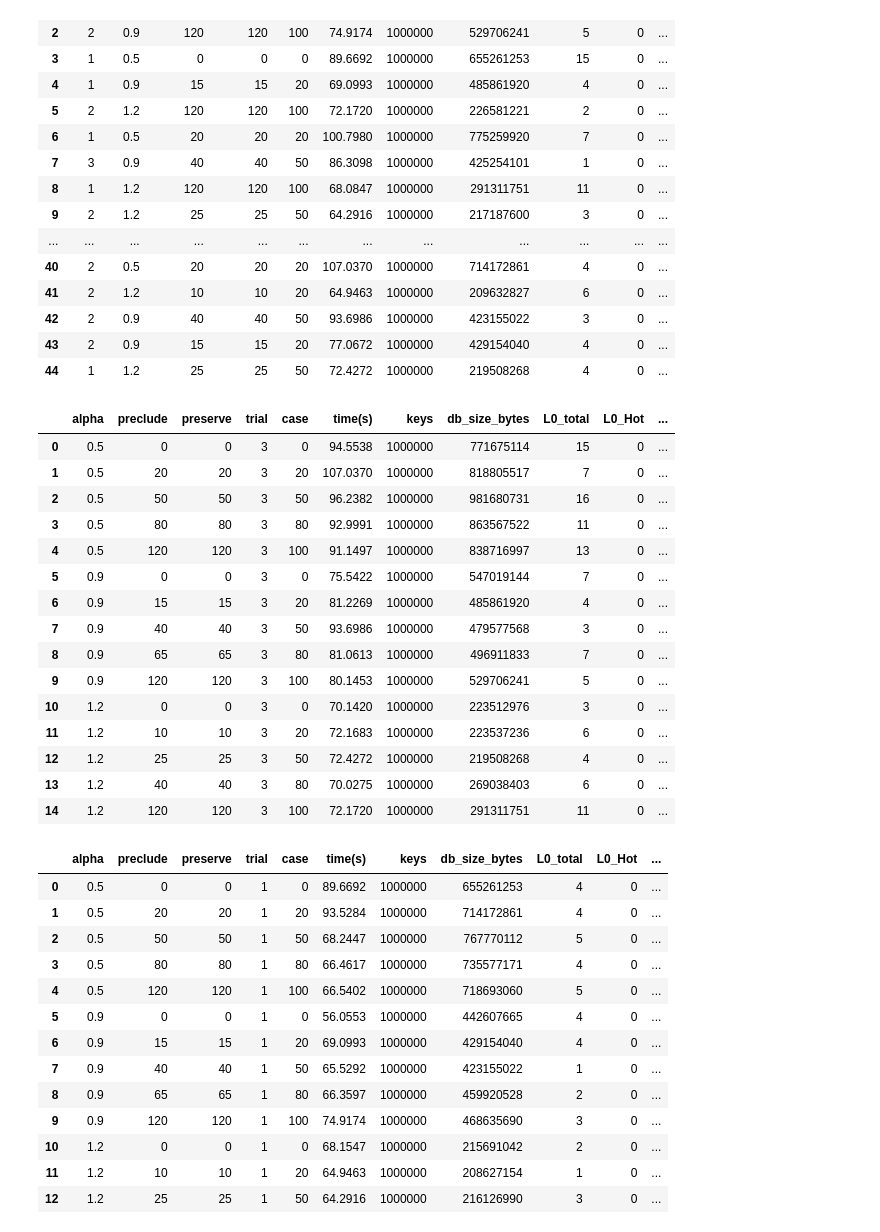
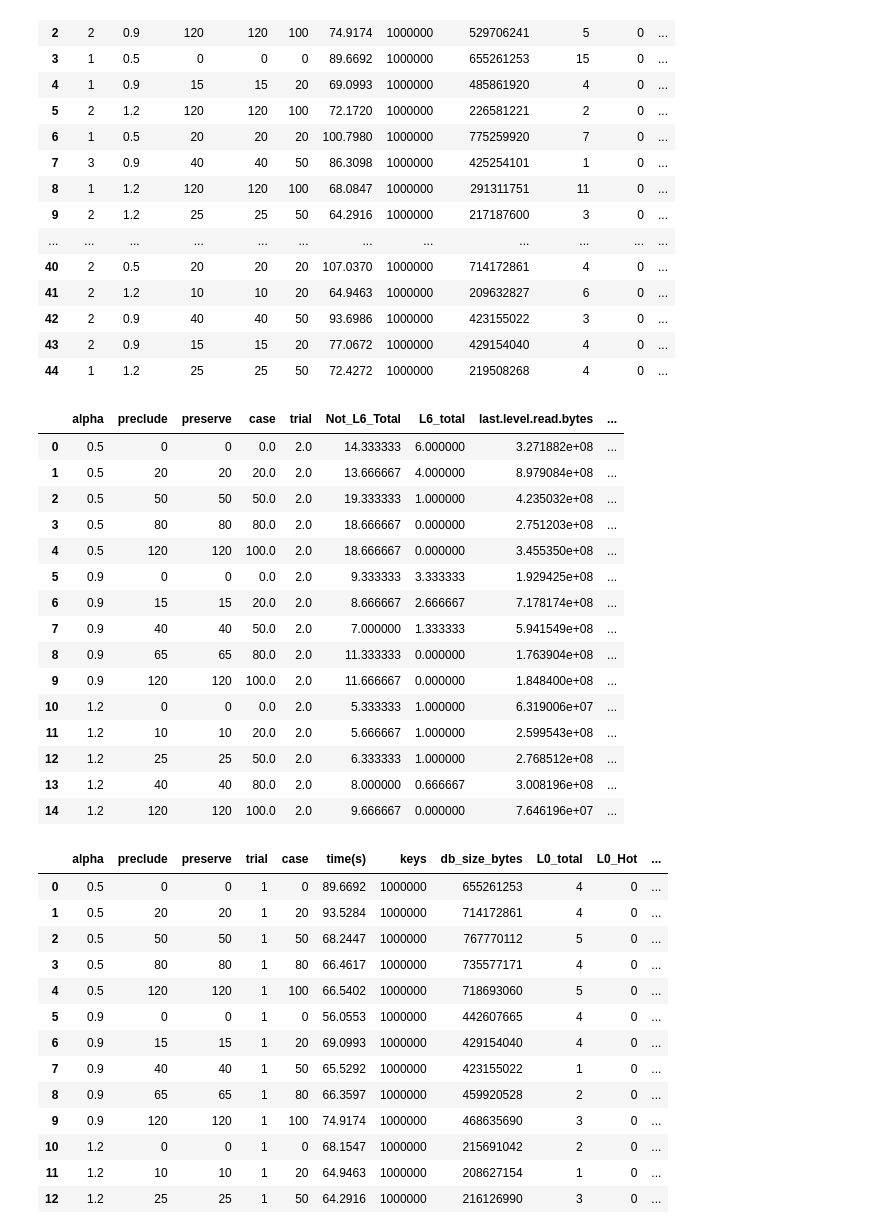
Before and after one commit to yrc00/opensource_sw_analysis, a Jupyter notebook: Lab4/analysis/h5_log_to_csv.ipynb, the cells around one changed output. Drawn from its saved outputs; the diff is of its cells as text; code cells hidden in the pictures.

```diff
--- a/Lab4/analysis/h5_log_to_csv.ipynb
+++ b/Lab4/analysis/h5_log_to_csv.ipynb
@@ -352,6 +387,12 @@ for idx, row in df.iterrows():
         "compact_bytes": compact_bytes,
         "write_latency_sum": row.get("write.micros.SUM", 0),
         "compaction_latency_sum": row.get("compaction.times.SUM", 0),
+
+        "cold.read.bytes": row.get('rocksdb.cold.file.read.bytes', 0),
+        "cold.read.count": row.get('rocksdb.cold.file.read.count', 0),
+
+        "last.level.read.bytes": row.get('rocksdb.last.level.read.bytes', 0),
+        "non.last.level.read.bytes": row.get('rocksdb.non.last.level.read.bytes', 0),
     })
 
 # NaN 값 제거
@@ -382,25 +423,28 @@ df_analysis
 | 42 | 2 | 0.9 | 40 | 40 | 50 | 93.6986 | 1000000 | 423155022 | 3 | 0 | ... |
 | 43 | 2 | 0.9 | 15 | 15 | 20 | 77.0672 | 1000000 | 429154040 | 4 | 0 | ... |
 | 44 | 1 | 1.2 | 25 | 25 | 50 | 72.4272 | 1000000 | 219508268 | 4 | 0 | ... |
-# %%
-df_analysis.groupby(['alpha', 'preclude', 'preserve']).max().reset_index()
-# %% [output]
-|  | alpha | preclude | preserve | trial | case | time(s) | keys | db_size_bytes | L0_total | L0_Hot | ... |
-| 0 | 0.5 | 0 | 0 | 3 | 0 | 94.5538 | 1000000 | 771675114 | 15 | 0 | ... |
-| 1 | 0.5 | 20 | 20 | 3 | 20 | 107.0370 | 1000000 | 818805517 | 7 | 0 | ... |
-| 2 | 0.5 | 50 | 50 | 3 | 50 | 96.2382 | 1000000 | 981680731 | 16 | 0 | ... |
-| 3 | 0.5 | 80 | 80 | 3 | 80 | 92.9991 | 1000000 | 863567522 | 11 | 0 | ... |
-| 4 | 0.5 | 120 | 120 | 3 | 100 | 91.1497 | 1000000 | 838716997 | 13 | 0 | ... |
-| 5 | 0.9 | 0 | 0 | 3 | 0 | 75.5422 | 1000000 | 547019144 | 7 | 0 | ... |
-| 6 | 0.9 | 15 | 15 | 3 | 20 | 81.2269 | 1000000 | 485861920 | 4 | 0 | ... |
-| 7 | 0.9 | 40 | 40 | 3 | 50 | 93.6986 | 1000000 | 479577568 | 3 | 0 | ... |
-| 8 | 0.9 | 65 | 65 | 3 | 80 | 81.0613 | 1000000 | 496911833 | 7 | 0 | ... |
-| 9 | 0.9 | 120 | 120 | 3 | 100 | 80.1453 | 1000000 | 529706241 | 5 | 0 | ... |
-| 10 | 1.2 | 0 | 0 | 3 | 0 | 70.1420 | 1000000 | 223512976 | 3 | 0 | ... |
-| 11 | 1.2 | 10 | 10 | 3 | 20 | 72.1683 | 1000000 | 223537236 | 6 | 0 | ... |
-| 12 | 1.2 | 25 | 25 | 3 | 50 | 72.4272 | 1000000 | 219508268 | 4 | 0 | ... |
-| 13 | 1.2 | 40 | 40 | 3 | 80 | 70.0275 | 1000000 | 269038403 | 6 | 0 | ... |
-| 14 | 1.2 | 120 | 120 | 3 | 100 | 72.1720 | 1000000 | 291311751 | 11 | 0 | ... |
+# %%
+df_analysis['Not_L6_Total'] = df_analysis['L0_total'] + df_analysis['L1_total'] + df_analysis['L2_total'] + \
+                            df_analysis['L3_total'] + df_analysis['L4_total'] + df_analysis['L5_total']
+# %%
+df_analysis[['case', 'alpha', 'preclude', 'preserve', 'trial', 'Not_L6_Total', 'L6_total', 'last.level.read.bytes', 'non.last.level.read.bytes', 'cold.read.bytes']].groupby(['alpha', 'preclude', 'preserve']).mean().reset_index()
+# %% [output]
+|  | alpha | preclude | preserve | case | trial | Not_L6_Total | L6_total | last.level.read.bytes | ... |
+| 0 | 0.5 | 0 | 0 | 0.0 | 2.0 | 14.333333 | 6.000000 | 3.271882e+08 | ... |
+| 1 | 0.5 | 20 | 20 | 20.0 | 2.0 | 13.666667 | 4.000000 | 8.979084e+08 | ... |
+| 2 | 0.5 | 50 | 50 | 50.0 | 2.0 | 19.333333 | 1.000000 | 4.235032e+08 | ... |
+| 3 | 0.5 | 80 | 80 | 80.0 | 2.0 | 18.666667 | 0.000000 | 2.751203e+08 | ... |
+| 4 | 0.5 | 120 | 120 | 100.0 | 2.0 | 18.666667 | 0.000000 | 3.455350e+08 | ... |
+| 5 | 0.9 | 0 | 0 | 0.0 | 2.0 | 9.333333 | 3.333333 | 1.929425e+08 | ... |
+| 6 | 0.9 | 15 | 15 | 20.0 | 2.0 | 8.666667 | 2.666667 | 7.178174e+08 | ... |
+| 7 | 0.9 | 40 | 40 | 50.0 | 2.0 | 7.000000 | 1.333333 | 5.941549e+08 | ... |
+| 8 | 0.9 | 65 | 65 | 80.0 | 2.0 | 11.333333 | 0.000000 | 1.763904e+08 | ... |
+| 9 | 0.9 | 120 | 120 | 100.0 | 2.0 | 11.666667 | 0.000000 | 1.848400e+08 | ... |
+| 10 | 1.2 | 0 | 0 | 0.0 | 2.0 | 5.333333 | 1.000000 | 6.319006e+07 | ... |
+| 11 | 1.2 | 10 | 10 | 20.0 | 2.0 | 5.666667 | 1.000000 | 2.599543e+08 | ... |
+| 12 | 1.2 | 25 | 25 | 50.0 | 2.0 | 6.333333 | 1.000000 | 2.768512e+08 | ... |
+| 13 | 1.2 | 40 | 40 | 80.0 | 2.0 | 8.000000 | 0.666667 | 3.008196e+08 | ... |
+| 14 | 1.2 | 120 | 120 | 100.0 | 2.0 | 9.666667 | 0.000000 | 7.646196e+07 | ... |
 # %%
 df_analysis.groupby(['alpha', 'preclude', 'preserve']).min().reset_index()
 # %% [output]
```
Also changed, not shown: parts of 3 cells of this notebook, 10 other files.
